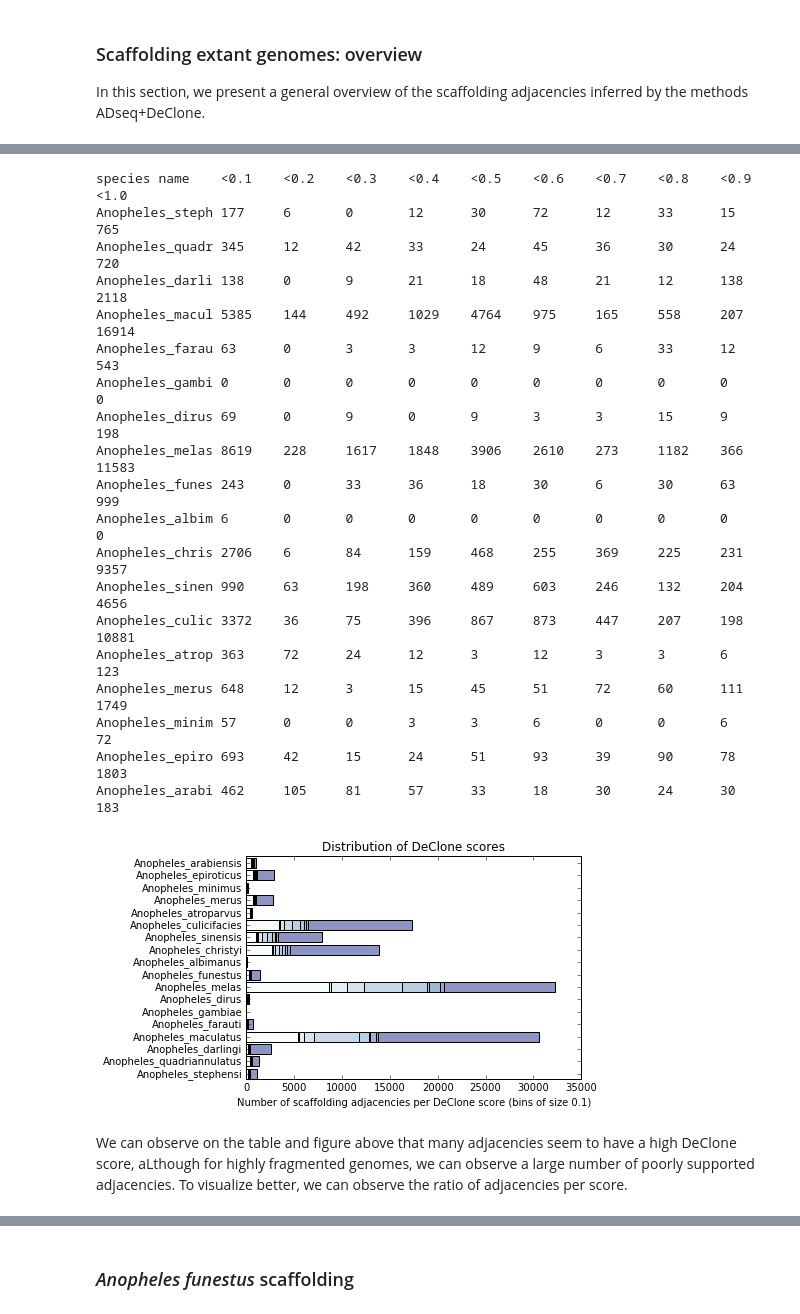
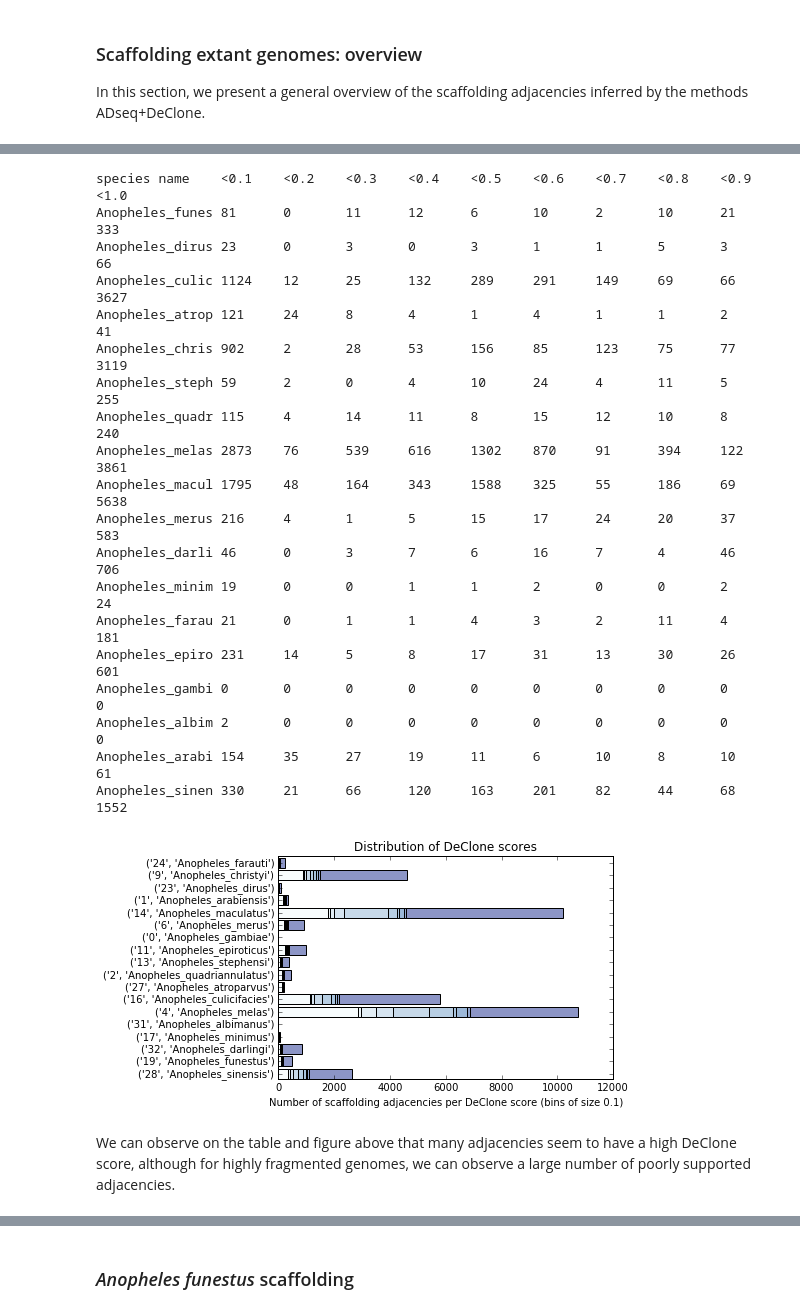
Before and after one commit to YoannAnselmetti/ADseq_Anopheles, a Jupyter notebook: Anopheles phylogenetic scaffolding.ipynb, the cells around one changed output, grey strips where cells are left out. Cells and saved outputs as stored; diff of their text form; code cells hidden in the pictures.

```diff
--- a/Anopheles phylogenetic scaffolding.ipynb
+++ b/Anopheles phylogenetic scaffolding.ipynb
@@ -40,6 +89,24 @@ This notebook describes an improvement of the assembly of several mosquito genom
 ## Results
 
 We now describe the results of our analysis, both in terms of scaffolding of extant *Anopheles* genomes, with a special focus on the genome *Anopheles funestus*, and of the ancestral genome maps we obtain, and what we can learn from them in terms of the evolution of the *Anopheles* genus.
+# %%
+# Here we record the number of adjacencies and conflicts for all species with adjacencies binned by bins of score 0.1
+NB_BINS=10 # Binning the adjacencies by bins of size 0.1: bin i contains adjacencies of score <=0.1*i and < 0.1*(i+1)
+IVALUES=range(0,NB_BINS+1)
+ALL_ADJ_DISTRIB    = {sp: {t : 0 for t in IVALUES} for sp in ALL_SPECIES}
+ANC_ADJ_DISTRIB    = {sp: {t : 0 for t in IVALUES} for sp in ANC_SPECIES}
+EXTANT_ADJ_DISTRIB = {sp: {t : 0 for t in IVALUES} for sp in EXTANT_SPECIES}
+SCAFF_ADJ_DISTRIB  = {sp: {t : 0 for t in IVALUES} for sp in EXTANT_SPECIES}
+for adj in ALL_ADJ:
+    (score,species) = (DECLONE_adj_score(adj), (DECLONE_adj_species_id(adj),DECLONE_adj_species_name(adj)))
+    score_bin=math.floor(score*NB_BINS)
+    ALL_ADJ_DISTRIB[species][score_bin]+=1
+    if species[1]=="ANCESTRAL":
+        ANC_ADJ_DISTRIB[species][score_bin]+=1
+    else:
+        EXTANT_ADJ_DISTRIB[species][score_bin]+=1
+        if score<1.0:
+            SCAFF_ADJ_DISTRIB[species][score_bin]+=1
 # %% [markdown]
 ### Gene trees
 
@@ -74,43 +118,33 @@ plot_scores_distribution_per_species(GENOMES_FRAGMENTATION, 1, 0.5, xlabel, titl
 # %%
-# Computing
-# - ADJ_DISTRIB: the distribution of DeClone scores for scaffolding adjacencies in nb_bins bins
-# - ADJ_NB:      the number of scaffolding adjacencies per species
-nb_bins=10 # Binning the adjacencies by bins of size 0.1
-ivalues=range(0,nb_bins)
-ADJ_NB = {sp: len([adj for adj in ADJACENCIES if DECLONE_adj_species_name(adj)==sp and DECLONE_adj_score(adj)<1.0]) for sp in SPECIES}
-ADJ_DISTRIB = {sp: {t : 0 for t in ivalues} for sp in SPECIES}
-for adjacency in ADJACENCIES:
-    (score,species) = (DECLONE_adj_score(adjacency), DECLONE_adj_species_name(adjacency))
-    if score<1.0 and species!="ANCESTRAL": # Scaffolding adjacency
-        ADJ_DISTRIB[species][math.floor(score*nb_bins)]+=1
-
+# Filtering for extant scaffolding adjacencies
+IVALUES1=range(0,NB_BINS)
 # CC: I do not know how to generate a nice table: this is a pis-aller
-print("species name\t"+"\t".join(["<"+str(((t+1)/nb_bins)) for t in ivalues]))
-print("\n".join(sp[0:15]+"\t"+"\t".join(str(ADJ_DISTRIB[sp][t]) for t in ivalues) for sp in ADJ_DISTRIB.keys()))
+print("species name\t"+"\t".join(["<"+str(((t+1)/NB_BINS)) for t in IVALUES1]))
+print("\n".join(species[1][0:15]+"\t"+"\t".join(str(SCAFF_ADJ_DISTRIB[species][t]) for t in IVALUES1) for species in EXTANT_SPECIES))
 # Figure
-xlabel= "Number of scaffolding adjacencies per DeClone score (bins of size "+str(1.0/nb_bins)+")"
+xlabel= "Number of scaffolding adjacencies per DeClone score (bins of size "+str(1.0/NB_BINS)+")"
 title = "Distribution of DeClone scores"
-plot_scores_distribution_per_species(ADJ_DISTRIB, nb_bins, 1.0, xlabel, title)
+plot_scores_distribution_per_species(SCAFF_ADJ_DISTRIB, NB_BINS, 1.0, xlabel, title, 0.8)
 # %% [output]
 species name    <0.1    <0.2    <0.3    <0.4    <0.5    <0.6    <0.7    <0.8    <0.9    <1.0
-Anopheles_steph 177     6       0       12      30      72      12      33      15      765
-Anopheles_quadr 345     12      42      33      24      45      36      30      24      720
-Anopheles_darli 138     0       9       21      18      48      21      12      138     2118
-Anopheles_macul 5385    144     492     1029    4764    975     165     558     207     16914
-Anopheles_farau 63      0       3       3       12      9       6       33      12      543
+Anopheles_funes 81      0       11      12      6       10      2       10      21      333
+Anopheles_dirus 23      0       3       0       3       1       1       5       3       66
+Anopheles_culic 1124    12      25      132     289     291     149     69      66      3627
+Anopheles_atrop 121     24      8       4       1       4       1       1       2       41
+Anopheles_chris 902     2       28      53      156     85      123     75      77      3119
+Anopheles_steph 59      2       0       4       10      24      4       11      5       255
+Anopheles_quadr 115     4       14      11      8       15      12      10      8       240
+Anopheles_melas 2873    76      539     616     1302    870     91      394     122     3861
+Anopheles_macul 1795    48      164     343     1588    325     55      186     69      5638
+Anopheles_merus 216     4       1       5       15      17      24      20      37      583
+Anopheles_darli 46      0       3       7       6       16      7       4       46      706
+Anopheles_minim 19      0       0       1       1       2       0       0       2       24
+Anopheles_farau 21      0       1       1       4       3       2       11      4       181
+Anopheles_epiro 231     14      5       8       17      31      13      30      26      601
 Anopheles_gambi 0       0       0       0       0       0       0       0       0       0
-Anopheles_dirus 69      0       9       0       9       3       3       15      9       198
-Anopheles_melas 8619    228     1617    1848    3906    2610    273     1182    366     11583
-Anopheles_funes 243     0       33      36      18      30      6       30      63      999
-Anopheles_albim 6       0       0       0       0       0       0       0       0       0
-Anopheles_chris 2706    6       84      159     468     255     369     225     231     9357
-Anopheles_sinen 990     63      198     360     489     603     246     132     204     4656
-Anopheles_culic 3372    36      75      396     867     873     447     207     198     10881
-Anopheles_atrop 363     72      24      12      3       12      3       3       6       123
-Anopheles_merus 648     12      3       15      45      51      72      60      111     1749
-Anopheles_minim 57      0       0       3       3       6       0       0       6       72
-Anopheles_epiro 693     42      15      24      51      93      39      90      78      1803
-Anopheles_arabi 462     105     81      57      33      18      30      24      30      183
+Anopheles_albim 2       0       0       0       0       0       0       0       0       0
+Anopheles_arabi 154     35      27      19      11      6       10      8       10      61
+Anopheles_sinen 330     21      66      120     163     201     82      44      68      1552
-[figure, old version]
+[figure, new version]
 # %% [markdown]
-We can observe on the table and figure above that many adjacencies seem to have a high DeClone score, aLthough for highly fragmented genomes, we can observe a large number of poorly supported adjacencies. To visualize better, we can observe the ratio of adjacencies per score.
+We can observe on the table and figure above that many adjacencies seem to have a high DeClone score, although for highly fragmented genomes, we can observe a large number of poorly supported adjacencies.
```
Also changed, not shown: parts of 22 cells of this notebook.
